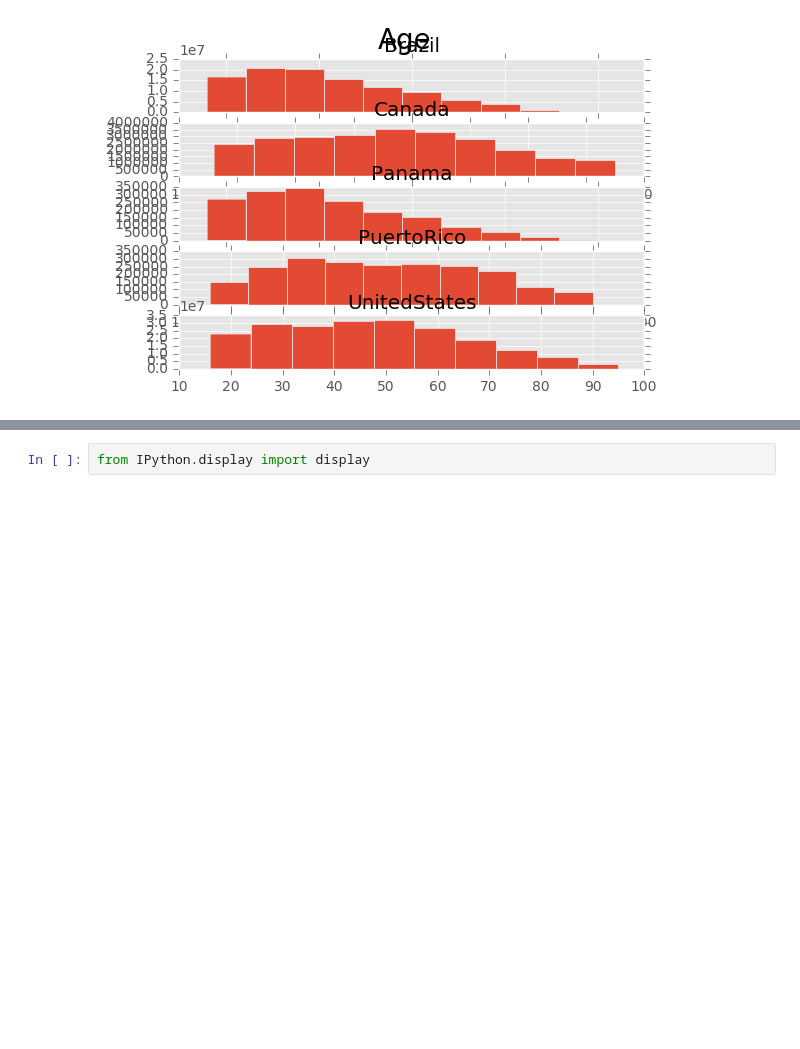
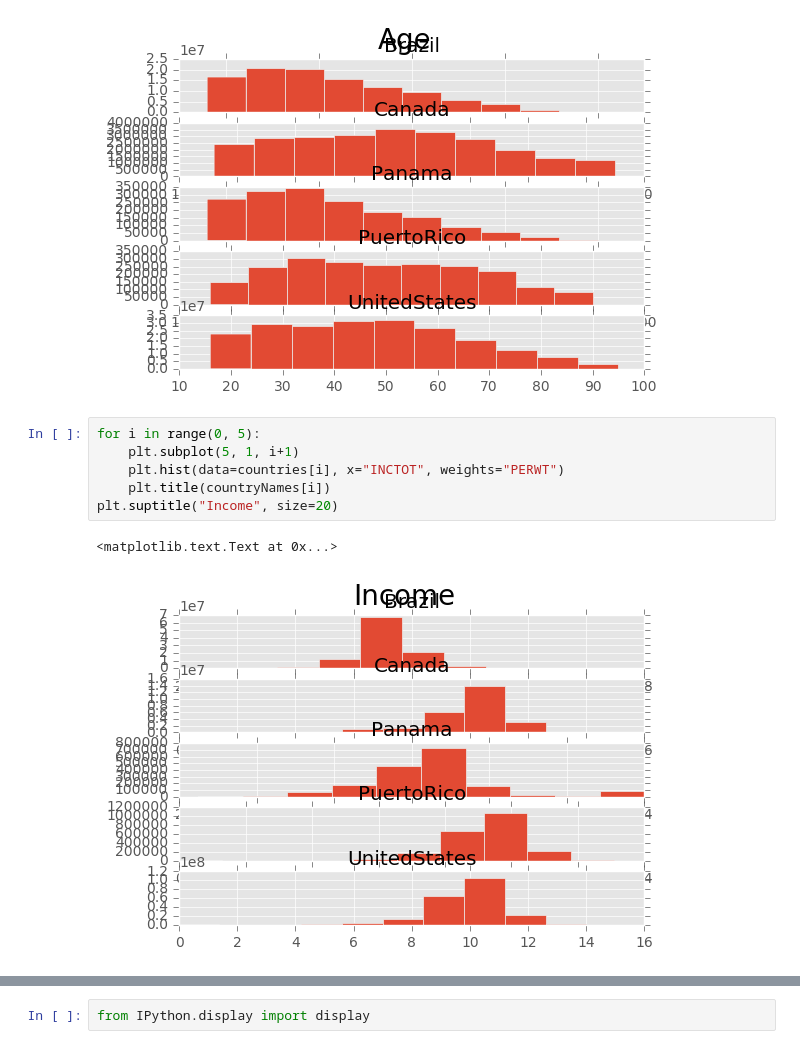
Before and after one commit to chrisdfong/Gender-Pay-Gap-Analysis, a Jupyter notebook: Project.ipynb, the cells around one changed output, grey strips where cells are left out. Drawn from its saved outputs; the diff is of its cells as text; blank space fills up the shorter version.

```diff
--- a/Project.ipynb
+++ b/Project.ipynb
@@ -171,6 +171,15 @@ plt.suptitle("Age", size=20)
 # %% [output]
 <matplotlib.text.Text at 0x...>
 [figure]
+# %%
+for i in range(0, 5):
+    plt.subplot(5, 1, i+1)
+    plt.hist(data=countries[i], x="INCTOT", weights="PERWT")
+    plt.title(countryNames[i])
+plt.suptitle("Income", size=20)
+# %% [output]
+<matplotlib.text.Text at 0x...>
+[figure, added]
 # %%
 ctab1 = {}
 for i in range(0, 5):
```
Also changed, not shown: parts of 4 cells of this notebook.
